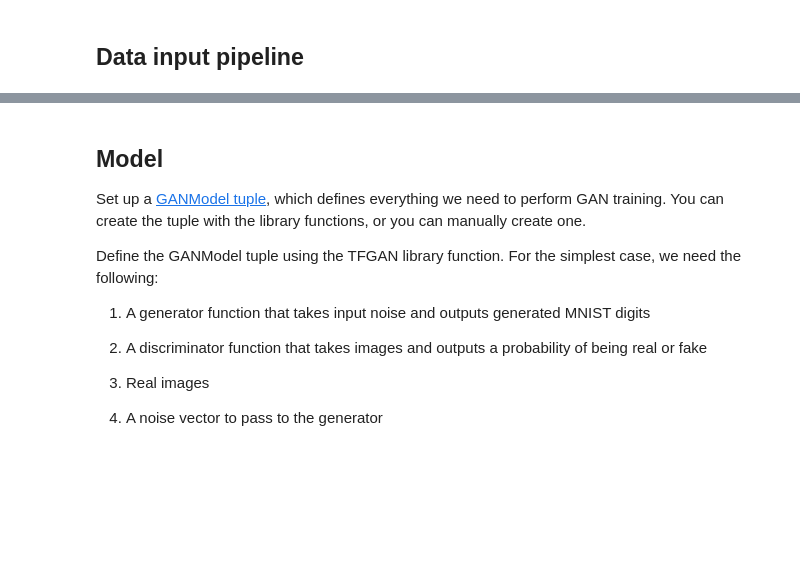
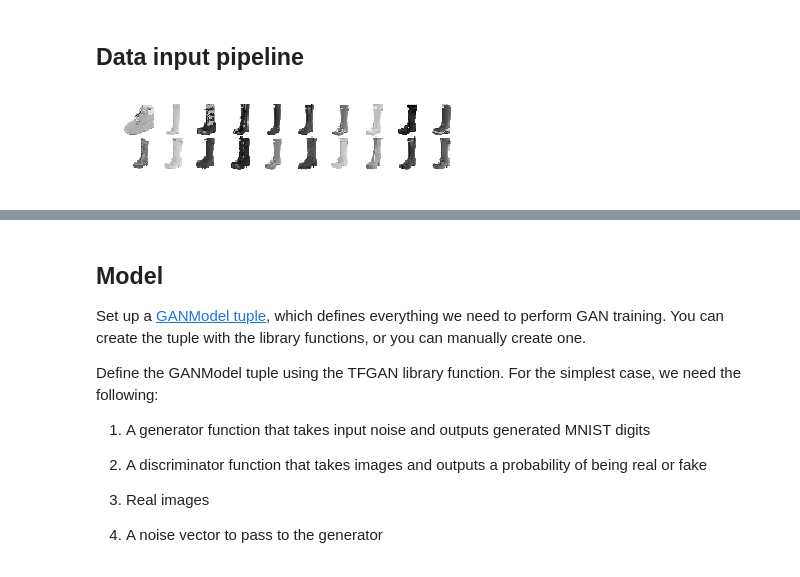
Before and after one commit to tmgrgg/shoe-recommendation-engine, a Jupyter notebook: ShoeGANv0_1_LOCAL.ipynb, the cells around one changed output, grey strips where cells are left out. Drawn from its saved outputs; the diff is of its cells as text; code cells hidden in the pictures; blank space fills up the shorter version.

Commit message:
Fixed DataProvider and now ShoeGan works locally... very slowly

```diff
--- a/ShoeGANv0_1_LOCAL.ipynb
+++ b/ShoeGANv0_1_LOCAL.ipynb
@@ -189,0 +290,2 @@ download_and_convert_mnist.run(MNIST_DATA_DIR)
+# %%
+dataset = get_shoe_dataset('test', '/Users/griggles/Documents/FLATIRON/Final Project/Fashion/shoes/numpy')
@@ -201,3 +311,18 @@ The steps to using TFGAN to set up an unconditional GAN, in the simplest case, a
 1. **Run alternating train loop**: Run the training Ops. This can be done with [`tfgan.gan_train`](https://github.com/tensorflow/tensorflow/blob/master/tensorflow/contrib/gan/python/train.py#L661), or done manually.
 
 Each step can be performed by a TFGAN library call, or can be constructed manually for more control.
+# %%
+SHOE_DATA_DIR = '/Users/griggles/Documents/FLATIRON/Final Project/Fashion/shoes/numpy'
+
+#PROVIDES THE BATCH TENSOR
+def provide_batch(split_name, batch_size, num_epochs, data_dir):
+    img_array = np.load('{}/{}_data_imgs.npy'.format(data_dir, split_name)).astype(np.float32)
+    lbl_array = np.load('{}/{}_data_lbls.npy'.format(data_dir, split_name)).astype(np.float32)
+    dataset = tf.data.Dataset.from_tensor_slices((img_array, lbl_array))
+    dataset = dataset.repeat(num_epochs)
+
+    #set drop_remainder to True to force shape of tensor to have size 32 :)
+    #(AND THEREFORE ACT LIKE THIS NOTEBOOK WAS BEFORE :))
+    return dataset.batch(batch_size, drop_remainder=True).make_one_shot_iterator()
+# %%
+iterator =  provide_batch('train', 32, 1, SHOE_DATA_DIR)
@@ -205,21 +335,24 @@ Each step can be performed by a TFGAN library call, or can be constructed manual
 <a id='unconditional_input'></a>
 ## Data input pipeline
 # %%
+#CELL WE NEED TO BE AWARE OF
+SHOE_DATA_DIR = '/Users/griggles/Documents/FLATIRON/Final Project/Fashion/shoes/numpy'
+
 tf.reset_default_graph()
 
 # Define our input pipeline. Pin it to the CPU so that the GPU can be reserved
 # for forward and backwards propogation.
 batch_size = 32
 with tf.device('/cpu:0'):
-    real_images, _, _ = data_provider.provide_data(
-        'train', batch_size, MNIST_DATA_DIR)
+    #dataset = provide_shoe_data('train', batch_size, SHOE_DATA_DIR)._dataset
+    #real_images, _, _ = shoe_data_provider.provide_data('train', batch_size, SHOE_DATA_DIR)
+    iterator = provide_batch('train', batch_size, 1, SHOE_DATA_DIR)
 
-
-    #just fuckin figure out what this is doing ^ and fix it
-
-    print(real_images)
+    real_images = iterator.get_next()[0]
 
 # Sanity check that we're getting images.
 check_real_digits = tfgan.eval.image_reshaper(
     real_images[:20,...], num_cols=10)
 visualize_digits(check_real_digits)
+# %% [output]
+[figure, added]
```
Also changed, not shown: parts of 16 cells of this notebook.
